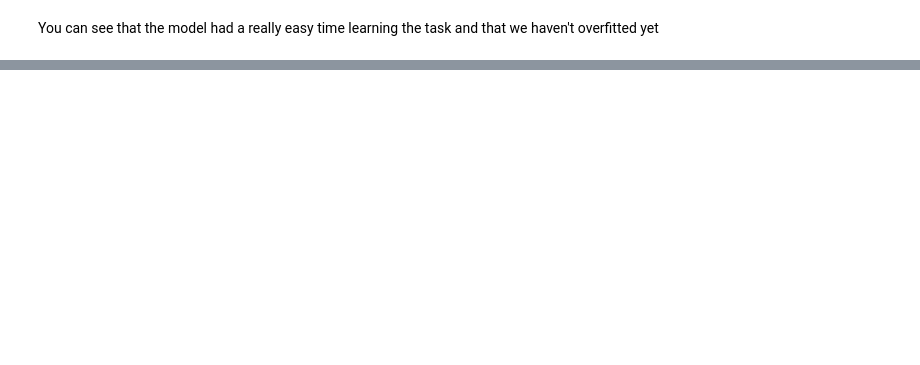
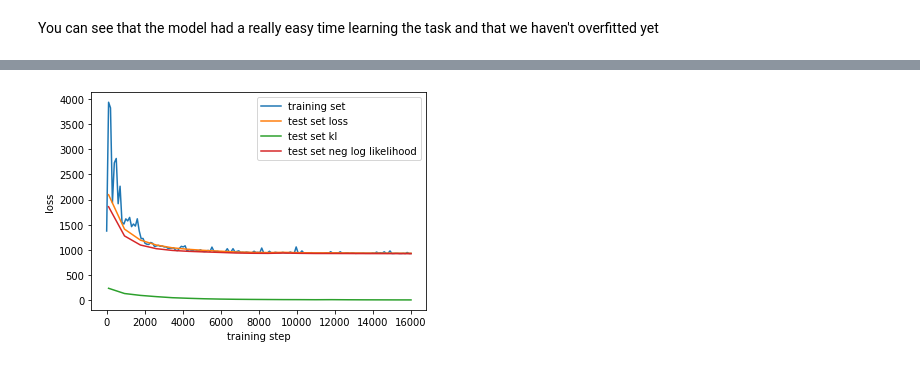
Before and after one commit to VMBoehm/ML_Lectures, a Jupyter notebook: IntroductionToVariationalAutoencoders_solutions.ipynb, the cells around one changed output, grey strips where cells are left out. Cells and saved outputs as stored; diff of their text form; code cells hidden in the pictures; blank space fills up the shorter version.

```diff
--- a/IntroductionToVariationalAutoencoders_solutions.ipynb
+++ b/IntroductionToVariationalAutoencoders_solutions.ipynb
@@ -520,0 +524,9 @@ plt.show()
+# %%
+#TASK: create an instance of the Variational Autoencoder
+VAE = VariationalAutoencoder(4,sigma=1)
+
+optimizer = torch.optim.Adam(VAE.parameters(), lr=LEARNING_RATE)
+
+
+#from torch.optim.lr_scheduler import StepLR
+#scheduler = StepLR(optimizer, step_size=10, gamma=0.75)
@@ -520,0 +588,10 @@ plt.show()
+# %%
+EPOCHS = 20
+
+train_loss = []
+test_loss  = []
+for t in range(EPOCHS):
+    print(f"Epoch {t+1}\n-------------------------------")
+    train_loss.append(train_loop(train_dataloader, VAE, negative_ELBO, optimizer))
+    test_loss.append(test_loop(test_dataloader, VAE, negative_ELBO))
+print("Done!")
@@ -520,0 +616,16 @@ plt.show()
+# %%
+test_loss = np.asarray(test_loss)
+# %%
+#TASK: plot the training loss, test loss, and the contributions to teh loss from each of the two terms
+length = len(np.asarray(train_loss).flatten())
+plt.figure()
+plt.plot(np.linspace(0,length*100,length), np.asarray(train_loss).flatten(),label='training set')
+plt.plot(np.linspace(100,(length)*100,len(test_loss)),test_loss[:,0],label='test set loss')
+plt.plot(np.linspace(100,(length)*100,len(test_loss)),test_loss[:,1],label='test set kl')
+plt.plot(np.linspace(100,(length)*100,len(test_loss)),test_loss[:,2],label='test set neg log likelihood')
+plt.xlabel('training step')
+plt.ylabel('loss')
+plt.legend()
+plt.show()
+# %% [output]
+[figure, added]
```
Also changed, not shown: parts of 53 cells of this notebook.
